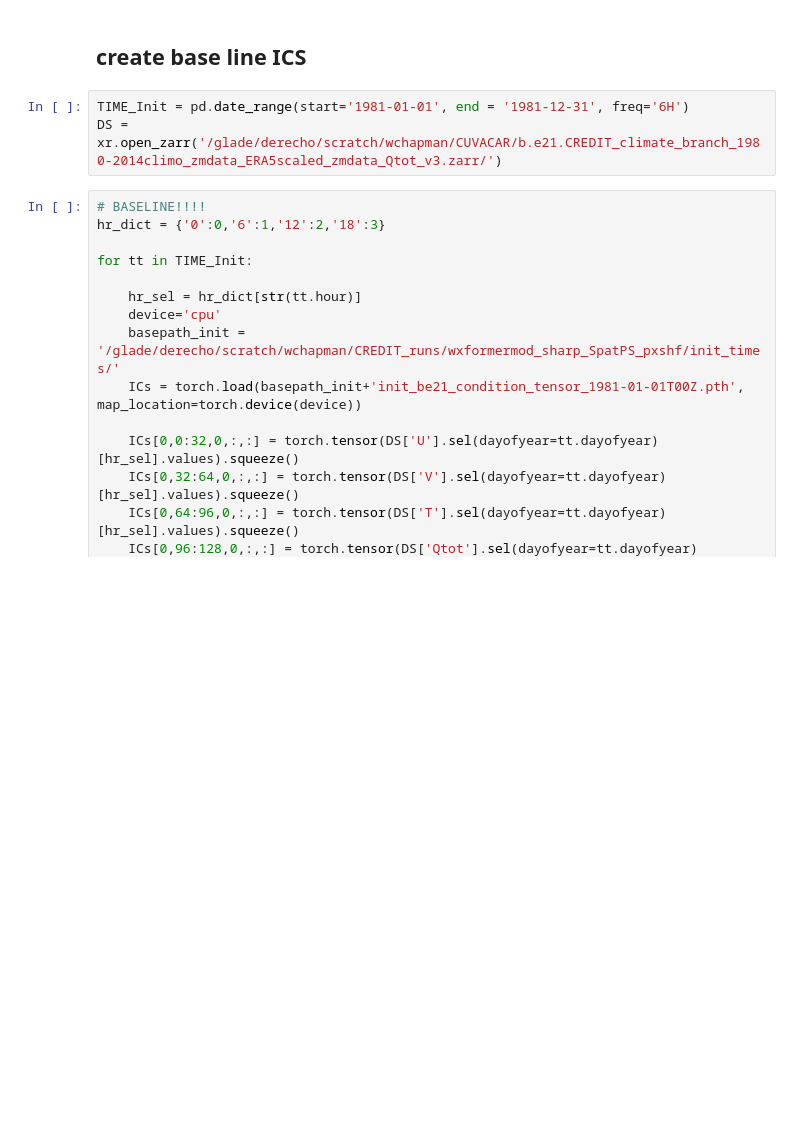
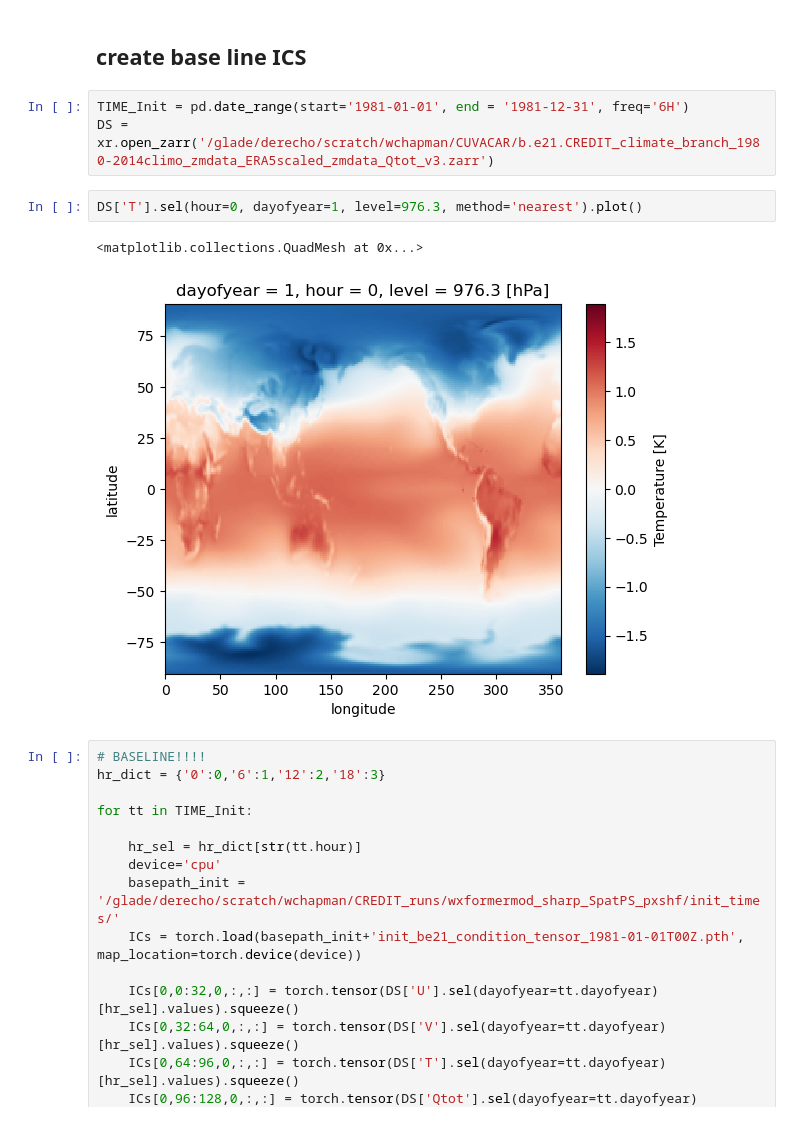
Before and after one commit to WillyChap/CUVACAR_xai, a Jupyter notebook: kjmayer/map_inits.ipynb, the cells around one changed output. Cells and saved outputs as stored; diff of their text form; blank space fills up the shorter version.

```diff
--- a/kjmayer/map_inits.ipynb
+++ b/kjmayer/map_inits.ipynb
@@ -32,7 +32,12 @@ import pandas as pd
 ## create base line ICS
 # %%
 TIME_Init = pd.date_range(start='1981-01-01', end = '1981-12-31', freq='6H')
-DS = xr.open_zarr('/glade/derecho/scratch/wchapman/CUVACAR/b.e21.CREDIT_climate_branch_1980-2014climo_zmdata_ERA5scaled_zmdata_Qtot_v3.zarr/')
+DS = xr.open_zarr('/glade/derecho/scratch/wchapman/CUVACAR/b.e21.CREDIT_climate_branch_1980-2014climo_zmdata_ERA5scaled_zmdata_Qtot_v3.zarr')
+# %%
+DS['T'].sel(hour=0, dayofyear=1, level=976.3, method='nearest').plot()
+# %% [output]
+<matplotlib.collections.QuadMesh at 0x...>
+[figure, added]
 # %%
 # BASELINE!!!!
 hr_dict = {'0':0,'6':1,'12':2,'18':3}
```
Also changed, not shown: 5 other files.
